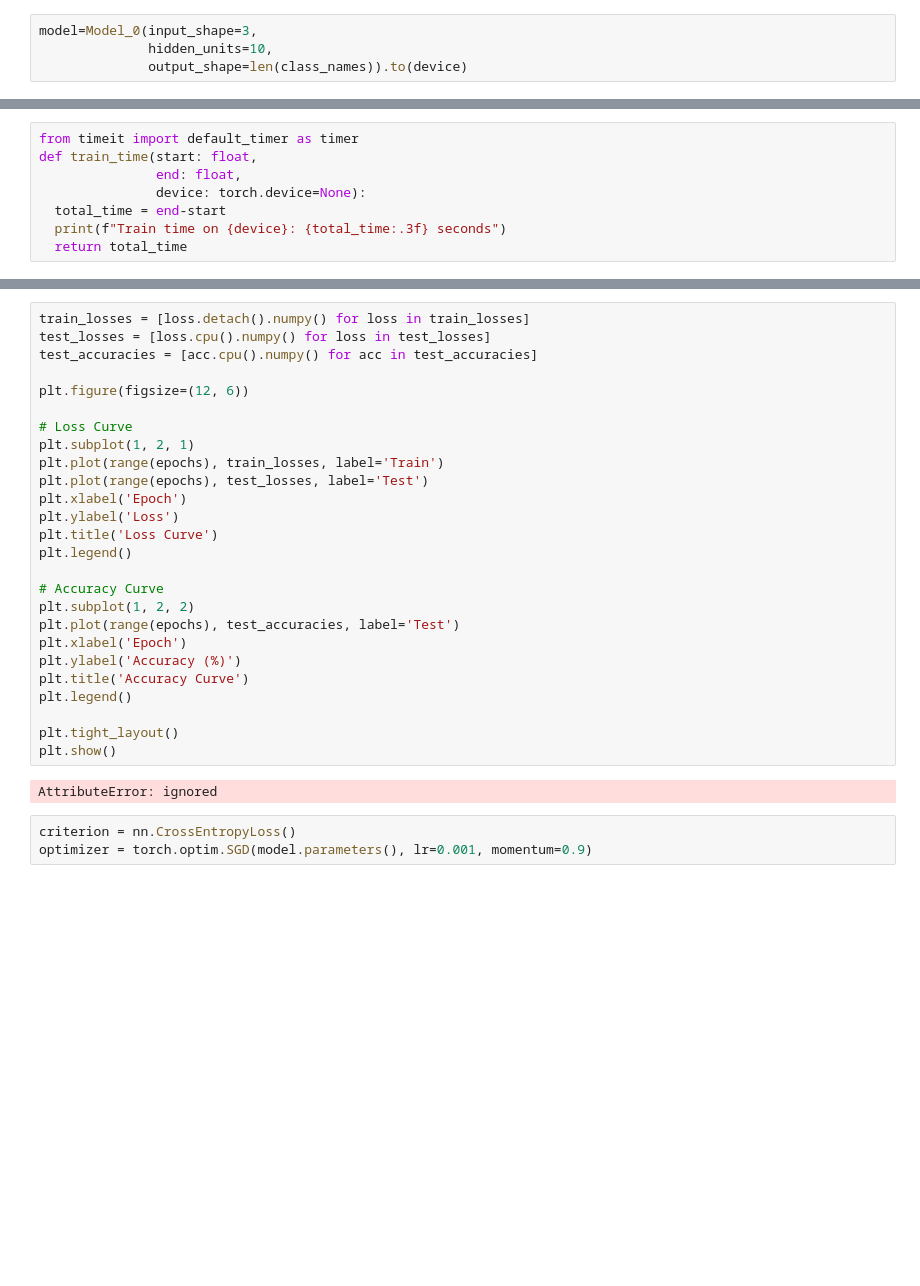
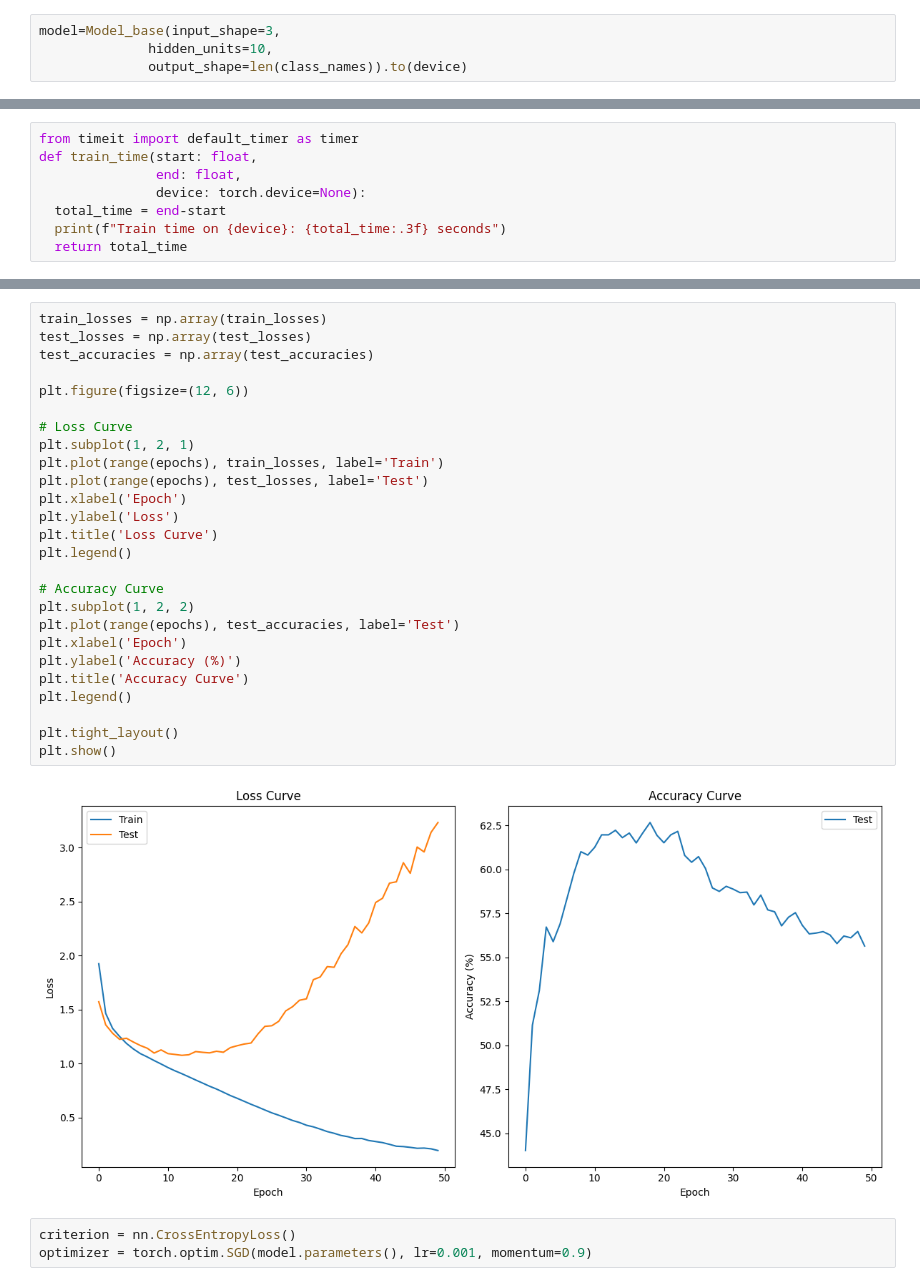
Before and after one commit to beyzoskaya/PyTorch_deepLearning, a Jupyter notebook: CIFAR10_classification.ipynb, the cells around one changed output, grey strips where cells are left out. Drawn from its saved outputs; the diff is of its cells as text; blank space fills up the shorter version.

```diff
--- a/CIFAR10_classification.ipynb
+++ b/CIFAR10_classification.ipynb
@@ -371,5 +435,5 @@ class Model_0(nn.Module):
 # %%
-model=Model_0(input_shape=3,
+model=Model_base(input_shape=3,
               hidden_units=10,
               output_shape=len(class_names)).to(device)
 # %%
@@ -516,31 +576,31 @@ Train time on cuda:0: 1054.881 seconds
 # %%
-train_losses = [loss.detach().numpy() for loss in train_losses]
-test_losses = [loss.cpu().numpy() for loss in test_losses]
-test_accuracies = [acc.cpu().numpy() for acc in test_accuracies]
+train_losses = np.array(train_losses)
+test_losses = np.array(test_losses)
+test_accuracies = np.array(test_accuracies)
 
 plt.figure(figsize=(12, 6))
 
 # Loss Curve
 plt.subplot(1, 2, 1)
 plt.plot(range(epochs), train_losses, label='Train')
 plt.plot(range(epochs), test_losses, label='Test')
 plt.xlabel('Epoch')
 plt.ylabel('Loss')
 plt.title('Loss Curve')
 plt.legend()
 
 # Accuracy Curve
 plt.subplot(1, 2, 2)
 plt.plot(range(epochs), test_accuracies, label='Test')
 plt.xlabel('Epoch')
 plt.ylabel('Accuracy (%)')
 plt.title('Accuracy Curve')
 plt.legend()
 
 plt.tight_layout()
 plt.show()
 # %% [output]
-AttributeError: ignored
+[figure, added]
 # %%
 criterion = nn.CrossEntropyLoss()
 optimizer = torch.optim.SGD(model.parameters(), lr=0.001, momentum=0.9)
```
Also changed, not shown: parts of 11 cells of this notebook.
